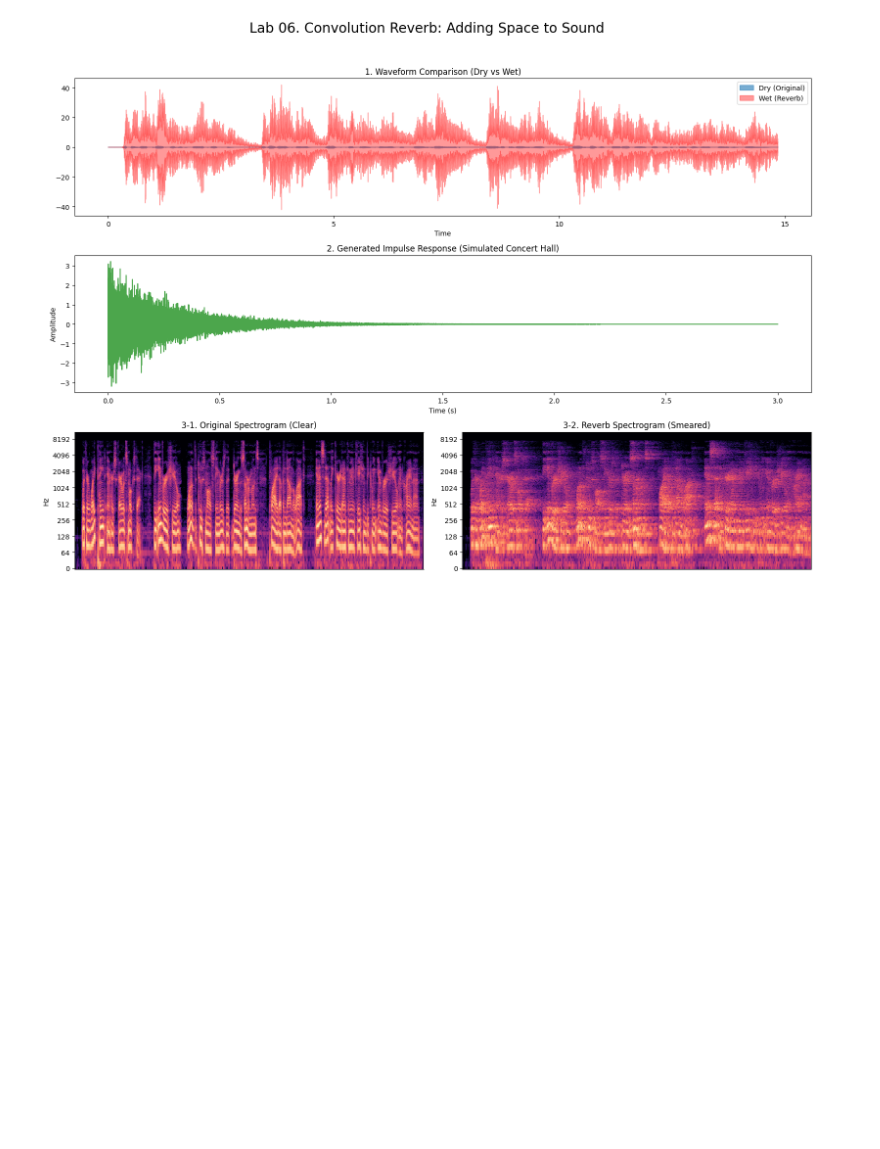
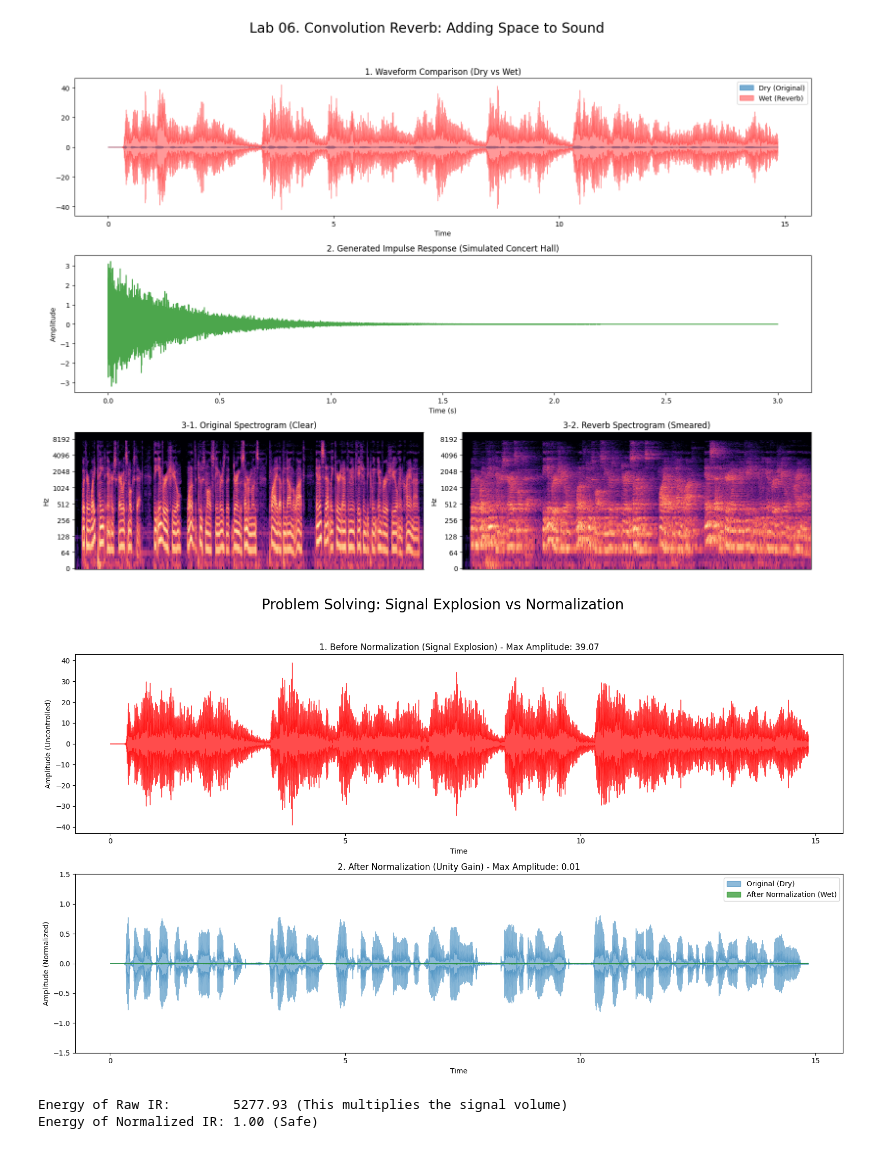
Before and after one commit to sjkim-audio/audio-dsp-lab, a Jupyter notebook: notebooks/06_Convolution_Reverb.ipynb, the cells around one changed output. Cells and saved outputs as stored; diff of their text form; code cells hidden in the pictures; blank space fills up the shorter version.

Commit message:
feat: implement convolution reverb and fix signal explosion issue via normalization -Implement synthetic impulse response generation. -Fix amplitude clipping issue by applying unity gain normalization to the IR.

```diff
--- a/notebooks/06_Convolution_Reverb.ipynb
+++ b/notebooks/06_Convolution_Reverb.ipynb
@@ -71,3 +71,61 @@ Downloading file '5703-47212-0000.ogg' from 'https://librosa.org/data/audio/5703
 Original Duration: 14.84 s
 Reverb Duration:   17.84 s (Tail included)
 [figure]
+# %%
+# wet 신호의 진폭이 dry 신호에 비해 지나치게 커져 있는 현상 발견
+# 잔향(IR)의 총 에너지가 '1'을 넘지 않도록 크기를 줄여주는 정규화(Normalization) 과정 도입
+
+# 1. 데이터 로드
+filename = librosa.ex('libri1')
+y, sr = librosa.load(filename)
+
+# 2. Impulse Response (IR) 생성 - (정규화 안 함)
+ir_duration = 3.0
+ir_length = int(sr * ir_duration)
+impulse = np.random.normal(0, 1, ir_length)
+decay = np.exp(-np.linspace(0, 10, ir_length))
+
+# [Problem Case] Raw IR (에너지 합이 매우 큼)
+ir_raw = impulse * decay
+
+# [Solution Case] Normalized IR (에너지 합을 1로 맞춤)
+# Unity Gain Normalization: 입력 신호의 크기를 유지하는 방식
+ir_norm = ir_raw / np.sum(np.abs(ir_raw))
+
+# 3. Convolution 비교 수행
+# Case 1: 정규화 전 (소리 폭발)
+y_wet_exploded = signal.convolve(y, ir_raw, mode='full')[:len(y)]
+
+# Case 2: 정규화 후 (안정적)
+y_wet_fixed = signal.convolve(y, ir_norm, mode='full')[:len(y)]
+
+# 4. 비교 시각화
+plt.figure(figsize=(16, 10))
+plt.suptitle('Problem Solving: Signal Explosion vs Normalization', fontsize=20)
+
+# [그래프 1] 정규화 전 (y축 스케일 확인!)
+plt.subplot(2, 1, 1)
+librosa.display.waveshow(y_wet_exploded, sr=sr, color='r', alpha=0.7)
+plt.title(f'1. Before Normalization (Signal Explosion) - Max Amplitude: {np.max(np.abs(y_wet_exploded)):.2f}')
+plt.ylabel('Amplitude (Uncontrolled)')
+# y축 범위를 일부러 넓게 잡아주지 않아도, matplotlib이 자동으로 큰 숫자를 보여줌
+
+# [그래프 2] 정규화 후 (안정적 범위)
+plt.subplot(2, 1, 2)
+librosa.display.waveshow(y, sr=sr, alpha=0.5, label='Original (Dry)')
+librosa.display.waveshow(y_wet_fixed, sr=sr, color='g', alpha=0.6, label='After Normalization (Wet)')
+plt.title(f'2. After Normalization (Unity Gain) - Max Amplitude: {np.max(np.abs(y_wet_fixed)):.2f}')
+plt.ylabel('Amplitude (Normalized)')
+plt.legend()
+plt.ylim(-1.5, 1.5) # 일반적인 오디오 범위로 고정
+
+plt.tight_layout(rect=[0, 0.03, 1, 0.95])
+plt.show()
+
+# 5. 수치 비교 출력
+print(f"Energy of Raw IR:        {np.sum(np.abs(ir_raw)):.2f} (This multiplies the signal volume)")
+print(f"Energy of Normalized IR: {np.sum(np.abs(ir_norm)):.2f} (Safe)")
+# %% [output]
+[figure, added]
+Energy of Raw IR:        5277.93 (This multiplies the signal volume)
+Energy of Normalized IR: 1.00 (Safe)
```
